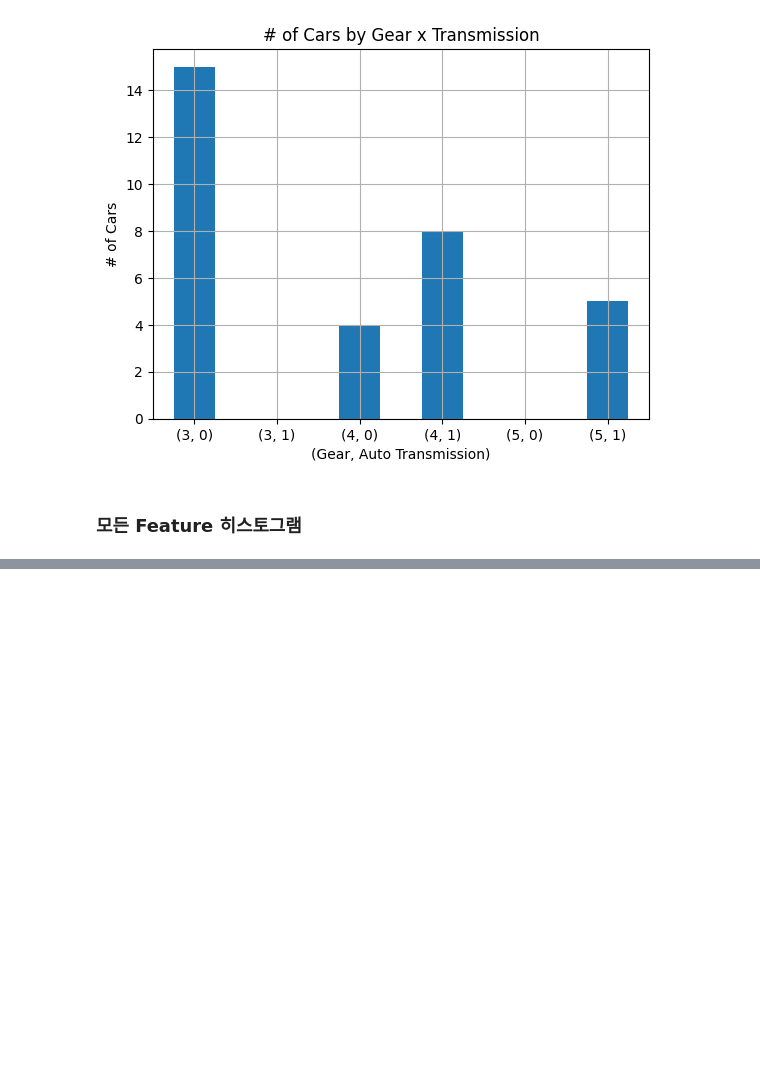
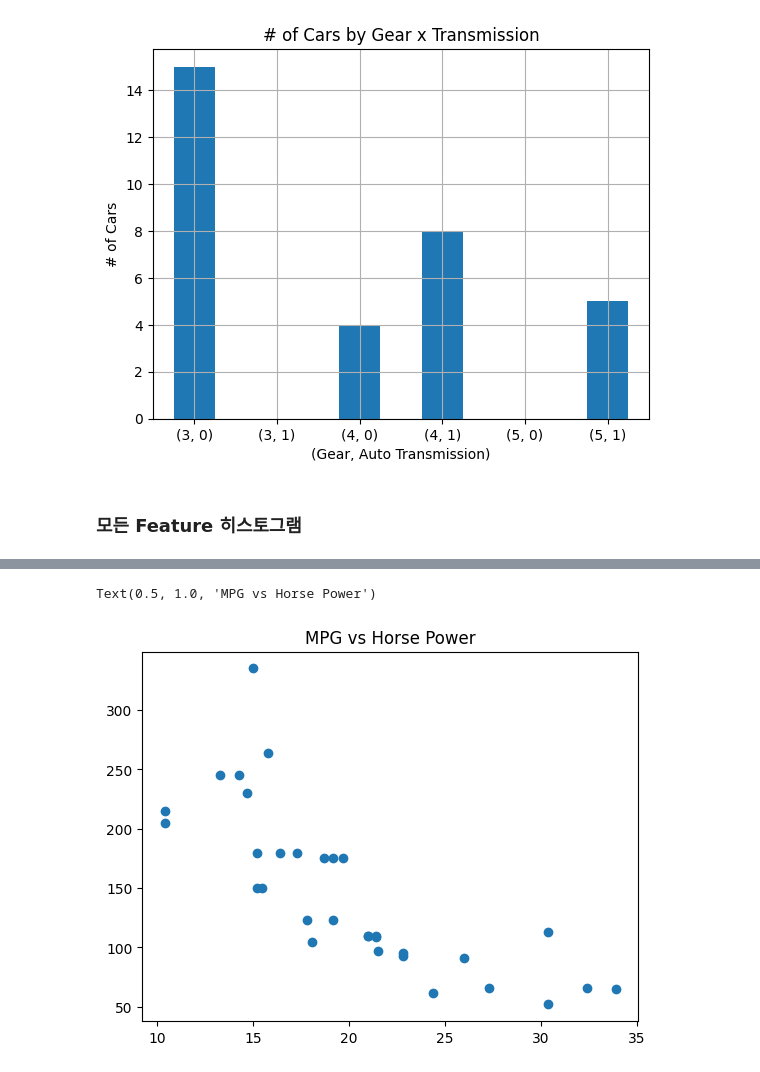
Before and after one commit to cleonno3o/Softeer-Wiki, a Jupyter notebook: W1/M1/m1.ipynb, the cells around one changed output, grey strips where cells are left out. Saved outputs shown, nothing was run; the diff lists cells and outputs as text; code cells hidden in the pictures; blank space fills up the shorter version.

```diff
--- a/W1/M1/m1.ipynb
+++ b/W1/M1/m1.ipynb
@@ -172,0 +181,6 @@ for i in range(4):
+# %%
+plt.scatter(df['mpg'], df['hp'])
+plt.title('MPG vs Horse Power')
+# %% [output]
+Text(0.5, 1.0, 'MPG vs Horse Power')
+[figure, added]
```
Also changed, not shown: parts of 5 cells of this notebook.
